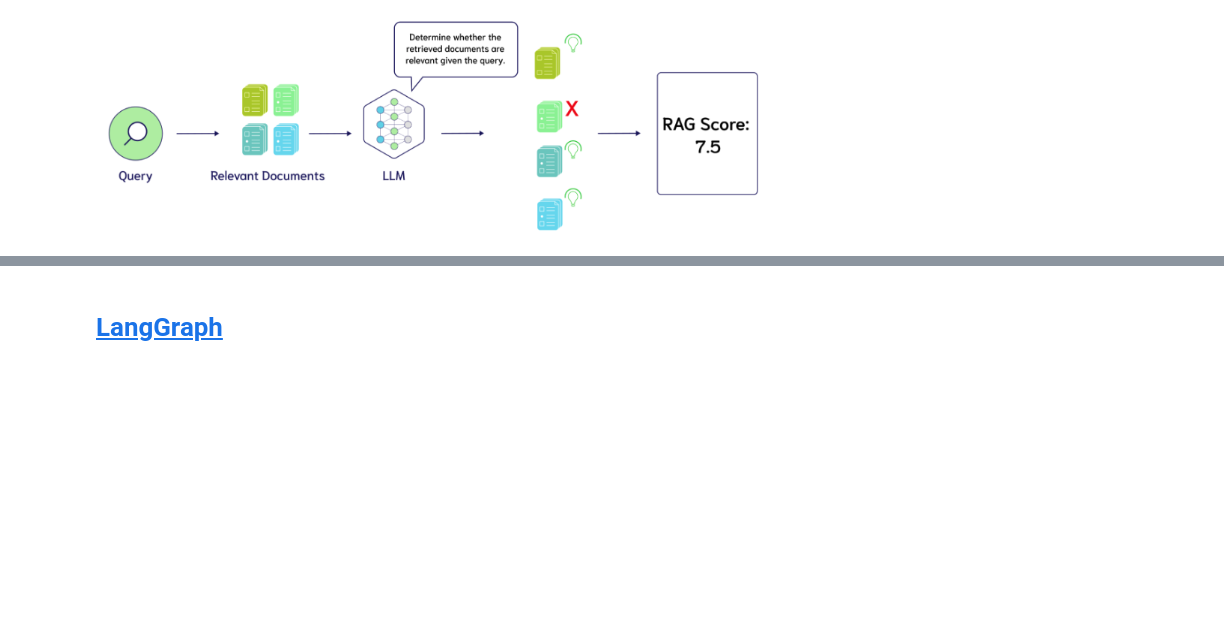
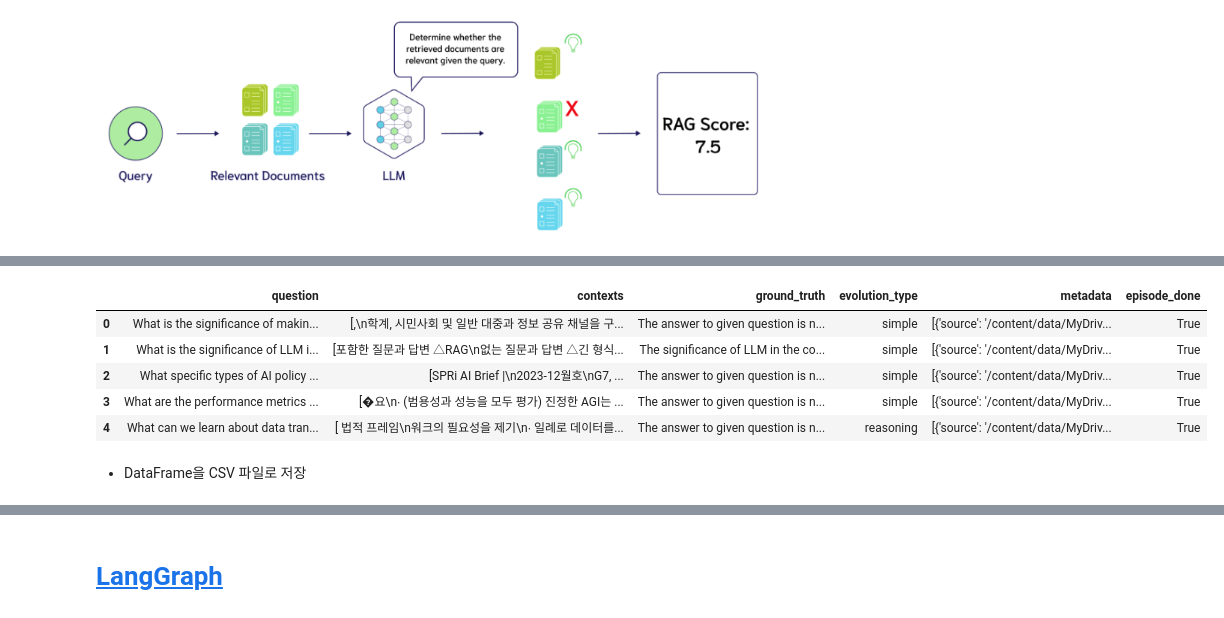
Before and after one commit to good593/course_ai, a Jupyter notebook: 3. Large Language Models/5. RAG/4. RAG - Evaluations & LangGraph.ipynb, the cells around one changed output, grey strips where cells are left out. Cells and saved outputs as stored; diff of their text form; code cells hidden in the pictures; blank space fills up the shorter version.

```diff
--- a/3. Large Language Models/5. RAG/4. RAG - Evaluations & LangGraph.ipynb
+++ b/3. Large Language Models/5. RAG/4. RAG - Evaluations & LangGraph.ipynb
@@ -53,0 +193,23 @@ Successfully installed PyMuPDFb-1.24.10 dataclasses-json-0.6.7 faiss-cpu-1.8.0.p
+# %%
+from ragas.testset.generator import TestsetGenerator
+from ragas.testset.evolutions import simple, reasoning, multi_context, conditional
+from ragas.llms import LangchainLLMWrapper
+from ragas.embeddings import LangchainEmbeddingsWrapper
+from ragas.testset.extractor import KeyphraseExtractor
+from ragas.testset.docstore import InMemoryDocumentStore
+
+from langchain_openai import ChatOpenAI, OpenAIEmbeddings
+from langchain.text_splitter import RecursiveCharacterTextSplitter
+
+# 데이터셋 생성기
+generator_llm = ChatOpenAI(model="gpt-4o-mini")
+# 데이터셋 비평기
+critic_llm = ChatOpenAI(model="gpt-4o-mini")
+# 문서 임베딩
+embeddings = OpenAIEmbeddings(model="text-embedding-3-small")
+# %%
+generator = TestsetGenerator.from_langchain(
+    generator_llm,
+    critic_llm,
+    embeddings
+)
@@ -53,0 +221,4 @@ Successfully installed PyMuPDFb-1.24.10 dataclasses-json-0.6.7 faiss-cpu-1.8.0.p
+# %%
+# 질문 유형별 분포 결정
+# simple: 간단한 질문, reasoning: 추론이 필요한 질문, multi_context: 여러 맥락을 고려해야 하는 질문, conditional: 조건부 질문
+distributions = {simple: 0.4, reasoning: 0.2, multi_context: 0.2, conditional: 0.2}
@@ -53,0 +230,6 @@ Successfully installed PyMuPDFb-1.24.10 dataclasses-json-0.6.7 faiss-cpu-1.8.0.p
+# %%
+# 테스트셋 생성
+# docs: 문서 데이터, 10: 생성할 질문의 수, distributions: 질문 유형별 분포, with_debugging_logs: 디버깅 로그 출력 여부
+testset = generator.generate_with_langchain_docs(
+    documents=documents, test_size=10, distributions=distributions
+)
@@ -53,0 +238,15 @@ Successfully installed PyMuPDFb-1.24.10 dataclasses-json-0.6.7 faiss-cpu-1.8.0.p
+# %%
+# 생성된 테스트셋을 pandas DataFrame으로 변환
+test_df = testset.to_pandas()
+
+# DataFrame의 상위 5개 행 출력
+test_df.head()
+# %% [output]
+|  | question | contexts | ground_truth | evolution_type | metadata | episode_done |
+| 0 | What is the significance of makin... | [,\n학계, 시민사회 및 일반 대중과 정보 공유 채널을 구... | The answer to given question is n... | simple | [{'source': '/content/data/MyDriv... | True |
+| 1 | What is the significance of LLM i... | [포함한 질문과 답변 △RAG\n없는 질문과 답변 △긴 형식... | The significance of LLM in the co... | simple | [{'source': '/content/data/MyDriv... | True |
+| 2 | What specific types of AI policy ... | [SPRi AI Brief |\n2023-12월호\nG7, ... | The answer to given question is n... | simple | [{'source': '/content/data/MyDriv... | True |
+| 3 | What are the performance metrics ... | [�요\n∙ (범용성과 성능을 모두 평가) 진정한 AGI는 ... | The answer to given question is n... | simple | [{'source': '/content/data/MyDriv... | True |
+| 4 | What can we learn about data tran... | [ 법적 프레임\n워크의 필요성을 제기\n∙ 일례로 데이터를... | The answer to given question is n... | reasoning | [{'source': '/content/data/MyDriv... | True |
+# %% [markdown]
+- DataFrame을 CSV 파일로 저장
```
Also changed, not shown: parts of 72 cells of this notebook, 1 other file.
